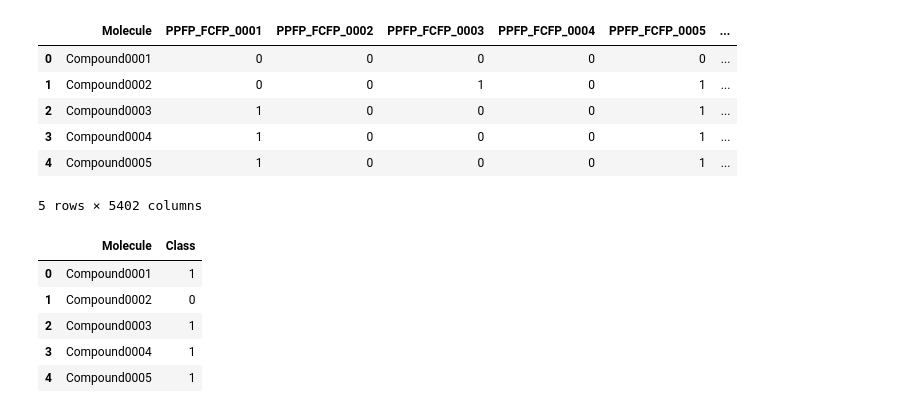
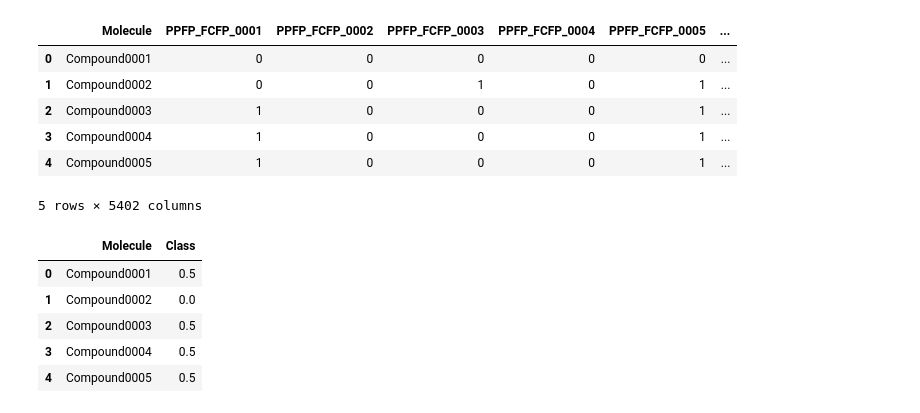
Before and after one commit to BeckResearchLab/MPexplo, a Jupyter notebook: initial_examples/caco.ipynb, the cells around one changed output. Cells and saved outputs as stored; diff of their text form; code cells hidden in the pictures.

```diff
--- a/initial_examples/caco.ipynb
+++ b/initial_examples/caco.ipynb
@@ -43,12 +43,12 @@ df_pipe_FP.head()
 # %%
 df_out=pd.read_csv('caco_Outcome.tsv', sep='\t', index_col=False)
 #df_out.head()
-df_out.replace({'M':1, 'L':0}, inplace=True)
+df_out.replace({'M':0.5, 'L':0, 'H':1.0}, inplace=True)
 df_out.head()
 # %% [output]
 |  | Molecule | Class |
-| 0 | Compound0001 | 1 |
-| 1 | Compound0002 | 0 |
-| 2 | Compound0003 | 1 |
-| 3 | Compound0004 | 1 |
-| 4 | Compound0005 | 1 |
+| 0 | Compound0001 | 0.5 |
+| 1 | Compound0002 | 0.0 |
+| 2 | Compound0003 | 0.5 |
+| 3 | Compound0004 | 0.5 |
+| 4 | Compound0005 | 0.5 |
```
Also changed, not shown: parts of 19 cells of this notebook.
